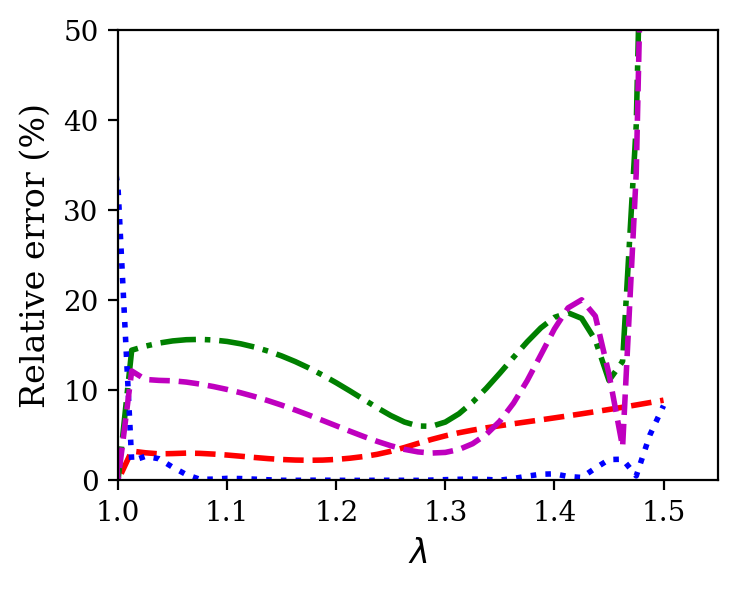
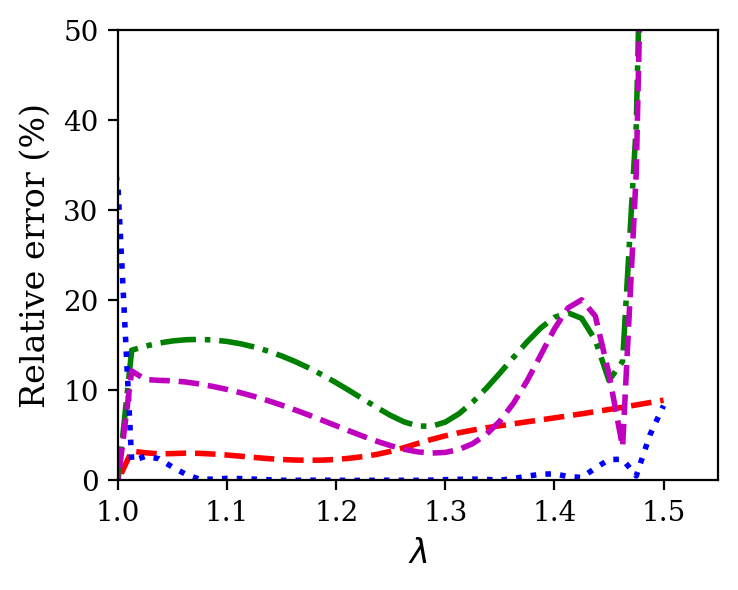
Code edit (unified diff) that turned the first committed figure into the second:
--- before
+++ after
@@ -22,4 +22,4 @@
 ax.set_xlabel('$\lambda$')
 ax.set_ylabel('Relative error (%)')
-#plt.savefig("Hyperelastic_training_fitting_error.svg",bbox_inches='tight')
+plt.savefig("../results/Hyperelastic_training_fitting_error.svg",bbox_inches='tight')
 plt.show()

Commit: Minor cleanup